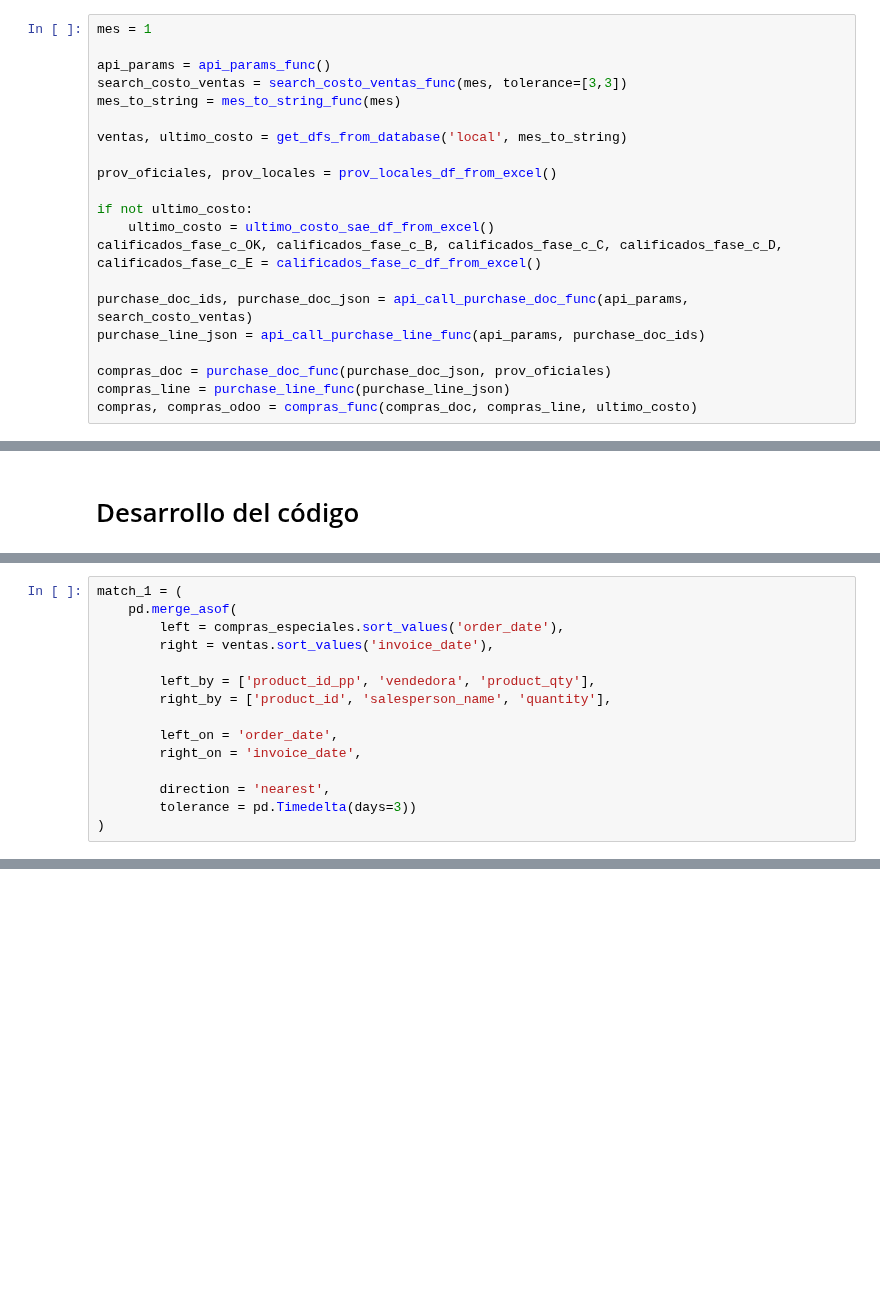
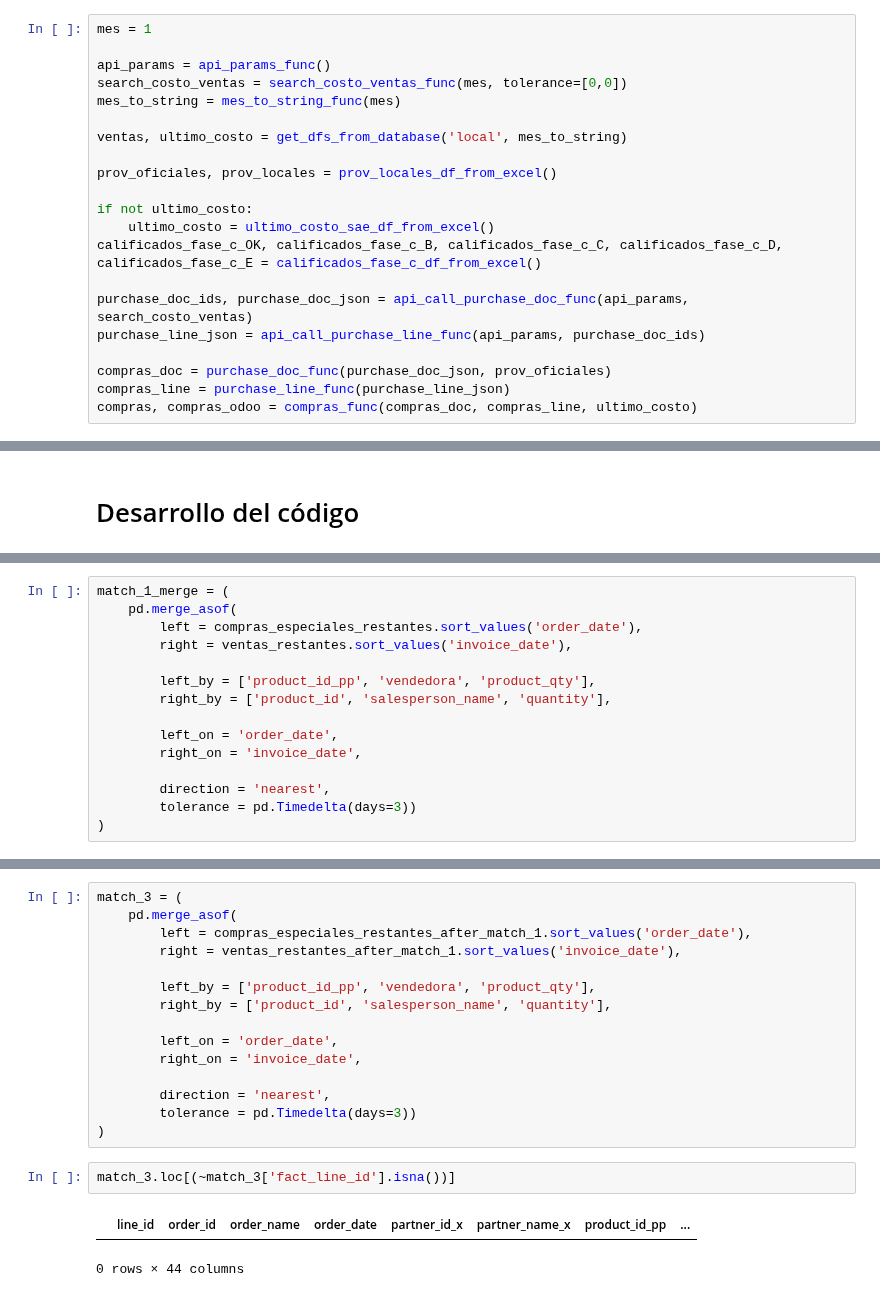
Before and after one commit to ecostichp/odoo_comisiones, a Jupyter notebook: comisiones/algoritmos/algoritmo_costo_de_venta_mes_func.ipynb, the cells around one changed output, grey strips where cells are left out. Drawn from its saved outputs; the diff is of its cells as text; blank space fills up the shorter version.

```diff
--- a/comisiones/algoritmos/algoritmo_costo_de_venta_mes_func.ipynb
+++ b/comisiones/algoritmos/algoritmo_costo_de_venta_mes_func.ipynb
@@ -295,7 +297,7 @@ def compras_func(compras_doc:pd.DataFrame, compras_line:pd.DataFrame, ultimo_cos
 mes = 1
 
 api_params = api_params_func()
-search_costo_ventas = search_costo_ventas_func(mes, tolerance=[3,3])
+search_costo_ventas = search_costo_ventas_func(mes, tolerance=[0,0])
 mes_to_string = mes_to_string_func(mes)
 
 ventas, ultimo_costo = get_dfs_from_database('local', mes_to_string)
@@ -380,8 +397,8 @@ compras_especiales = compras_odoo.loc[
 # %%
-match_1 = (
+match_1_merge = (
     pd.merge_asof(
-        left = compras_especiales.sort_values('order_date'),
-        right = ventas.sort_values('invoice_date'),
+        left = compras_especiales_restantes.sort_values('order_date'),
+        right = ventas_restantes.sort_values('invoice_date'),
 
         left_by = ['product_id_pp', 'vendedora', 'product_qty'],
         right_by = ['product_id', 'salesperson_name', 'quantity'],
@@ -401 +533,21 @@ wep = match_1.loc[match_1['fact_line_id'] == 18752][cols_match]
+# %%
+match_3 = (
+    pd.merge_asof(
+        left = compras_especiales_restantes_after_match_1.sort_values('order_date'),
+        right = ventas_restantes_after_match_1.sort_values('invoice_date'),
+
+        left_by = ['product_id_pp', 'vendedora', 'product_qty'],
+        right_by = ['product_id', 'salesperson_name', 'quantity'],
+
+        left_on = 'order_date',
+        right_on = 'invoice_date',
+
+        direction = 'nearest',
+        tolerance = pd.Timedelta(days=3))
+)
+# %%
+match_3.loc[(~match_3['fact_line_id'].isna())]
+# %% [output]
+|  | line_id | order_id | order_name | order_date | partner_id_x | partner_name_x | product_id_pp | ... |
+0 rows × 44 columns
 # %%
```
Also changed, not shown: parts of 15 cells of this notebook, 3 other files.
